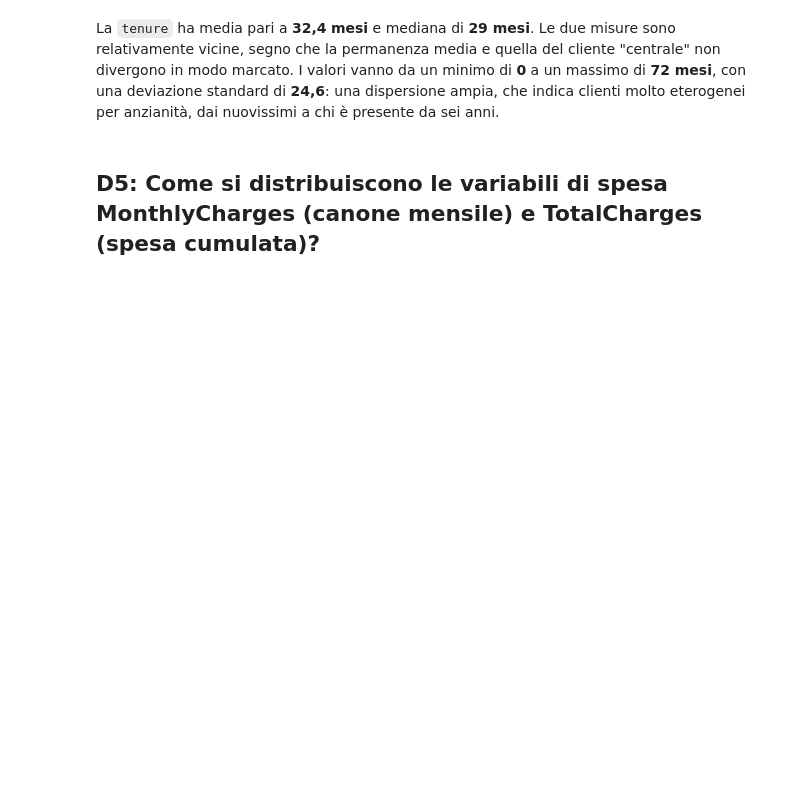
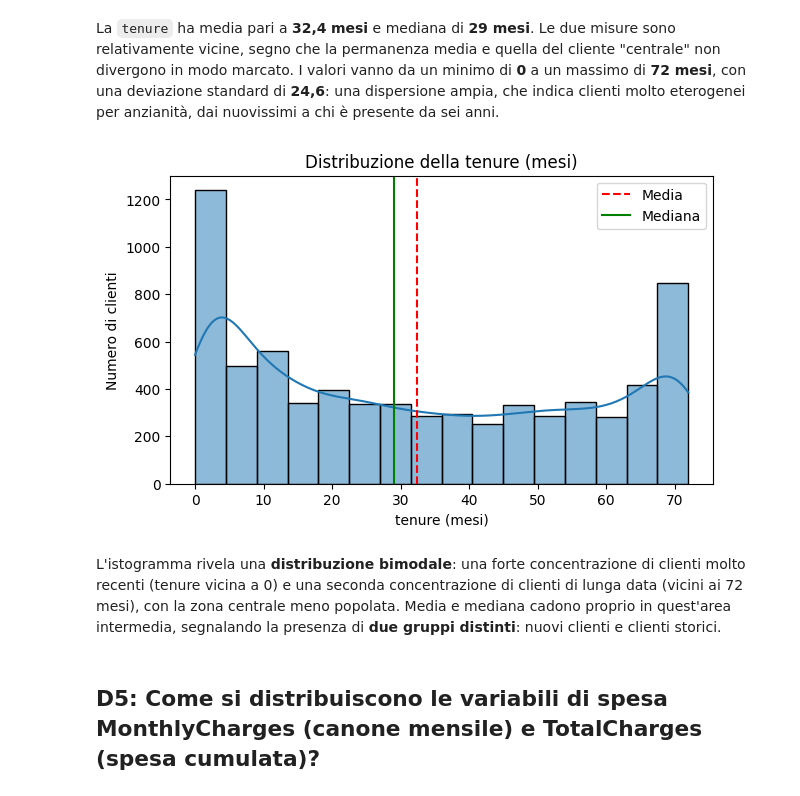
Before and after one commit to aurorap1/Progetto-Data-Science-Gruppo-8-, a Jupyter notebook: DATA/ProgettoDataScienceGruppo_8.ipynb, the cells around one changed output. Drawn from its saved outputs; the diff is of its cells as text; code cells hidden in the pictures; blank space fills up the shorter version.

```diff
--- a/DATA/ProgettoDataScienceGruppo_8.ipynb
+++ b/DATA/ProgettoDataScienceGruppo_8.ipynb
@@ -159,6 +159,22 @@ print (f"tenure: media = {media_tenure:.2f}, mediana = {mediana_tenure:.2f}, dev
 tenure: media = 32.37, mediana = 29.00, deviazione standard = 24.56, min = 0.00, max = 72.00
 # %% [markdown]
 La `tenure` ha media pari a **32,4** **mesi** e mediana di **29 mesi**. Le due misure sono relativamente vicine, segno che la permanenza media e quella del cliente "centrale" non divergono in modo marcato. I valori vanno da un minimo di **0** a un massimo di **72 mesi**, con una deviazione standard di **24,6**: una dispersione ampia, che indica clienti molto eterogenei per anzianità, dai nuovissimi a chi è presente da sei anni.
+# %%
+# Visualizziamo graficamente la distribuzione della variabile 'tenure'
+
+plt.figure(figsize=(7, 4))
+sns.histplot(df["tenure"], kde=True)
+plt.axvline(df["tenure"].mean(),   color="red",   linestyle="--", label="Media")
+plt.axvline(df["tenure"].median(), color="green", linestyle="-",  label="Mediana")
+plt.title("Distribuzione della tenure (mesi)")
+plt.xlabel("tenure (mesi)")
+plt.ylabel("Numero di clienti")
+plt.legend()
+plt.show()
+# %% [output]
+[figure, added]
+# %% [markdown]
+L'istogramma rivela una **distribuzione bimodale**: una forte concentrazione di clienti molto recenti (tenure vicina a 0) e una seconda concentrazione di clienti di lunga data (vicini ai 72 mesi), con la zona centrale meno popolata. Media e mediana cadono proprio in quest'area intermedia, segnalando la presenza di **due gruppi distinti**: nuovi clienti e clienti storici.
 # %% [markdown]
 ## D5: Come si distribuiscono le variabili di spesa MonthlyCharges (canone mensile) e TotalCharges (spesa cumulata)?
 # %%
```
Also changed, not shown: parts of 21 cells of this notebook.
